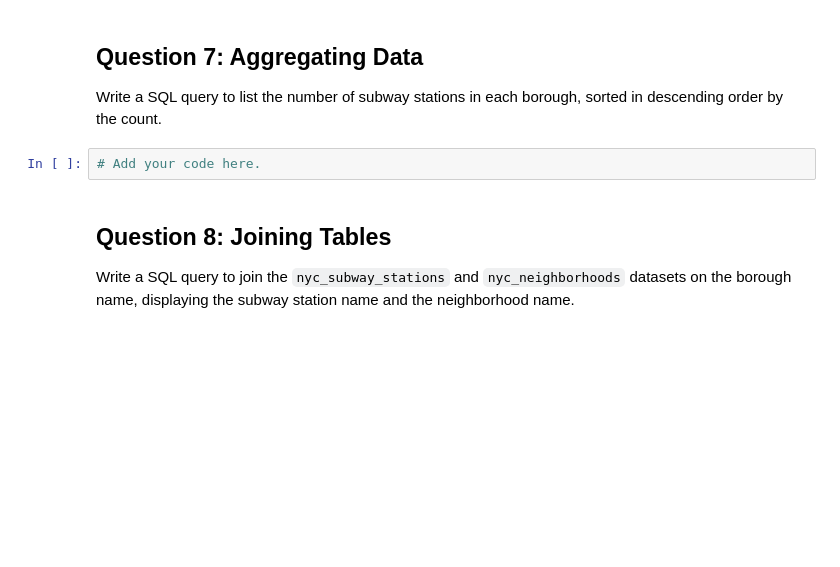
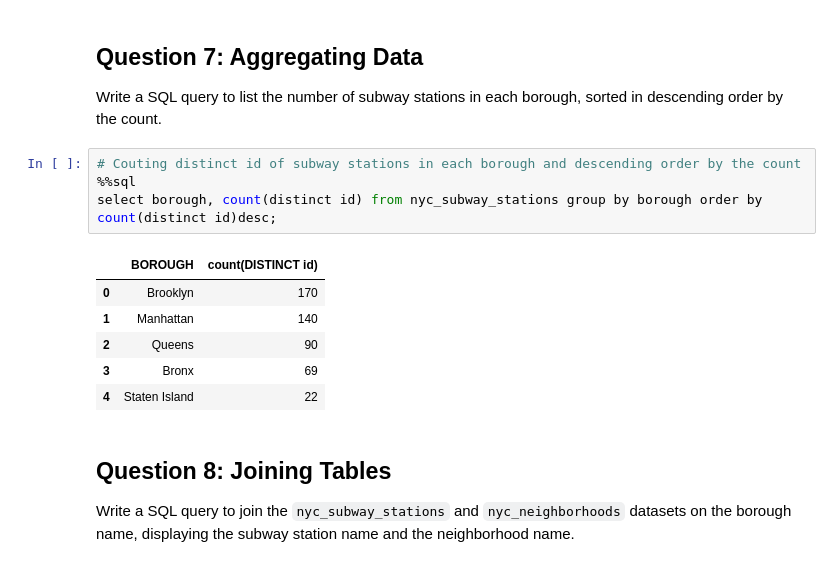
Before and after one commit to piyapa-uss/CASA0025-Big-Data, a Jupyter notebook: notebooks/W02_lab.ipynb, the cells around one changed output. Drawn from its saved outputs; the diff is of its cells as text; blank space fills up the shorter version.

```diff
--- a/notebooks/W02_lab.ipynb
+++ b/notebooks/W02_lab.ipynb
@@ -218,7 +262,16 @@ Write a SQL query to count the number of subway stations in each borough in the
 
 Write a SQL query to list the number of subway stations in each borough, sorted in descending order by the count.
 # %%
-# Add your code here.
+# Couting distinct id of subway stations in each borough and descending order by the count
+%%sql
+select borough, count(distinct id) from nyc_subway_stations group by borough order by count(distinct id)desc;
+# %% [output]
+|  | BOROUGH | count(DISTINCT id) |
+| 0 | Brooklyn | 170 |
+| 1 | Manhattan | 140 |
+| 2 | Queens | 90 |
+| 3 | Bronx | 69 |
+| 4 | Staten Island | 22 |
 # %% [markdown]
 ## Question 8: Joining Tables
 
```
Also changed, not shown: parts of 5 cells of this notebook.
